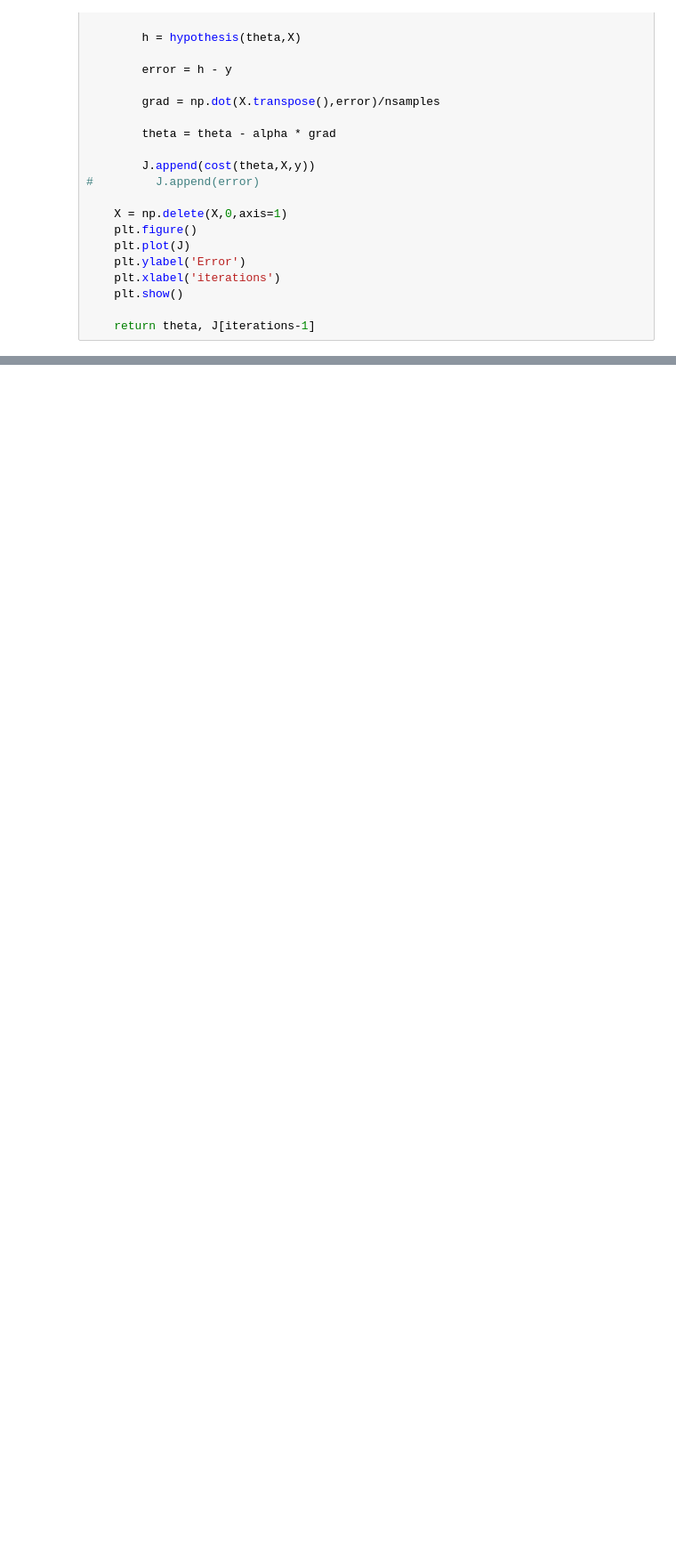
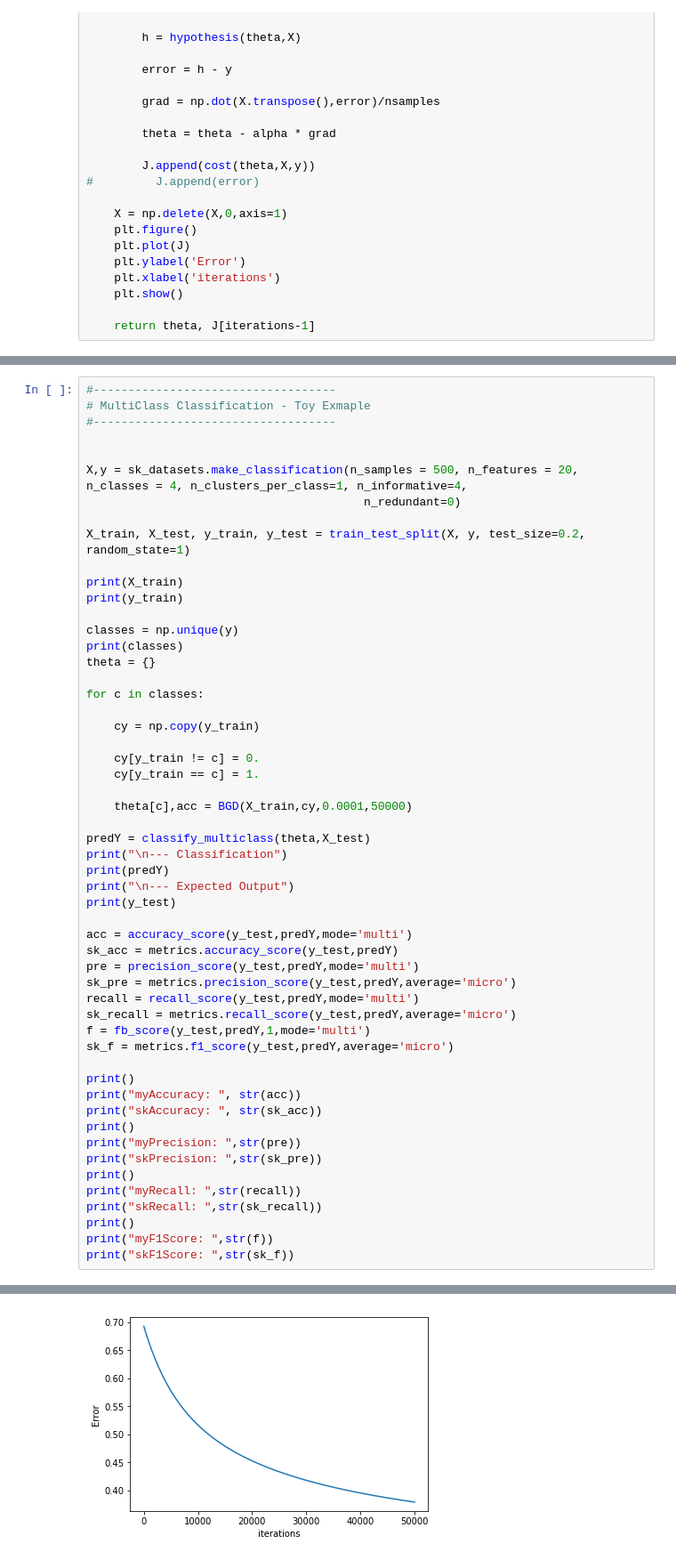
Before and after one commit to azaelmsousa/LogisticRegression-ANN, a Jupyter notebook: LogisticSGD.ipynb, the cells around one changed output, grey strips where cells are left out. Shown at 89% size. Saved outputs shown, nothing was run; the diff lists cells and outputs as text; blank space fills up the shorter version.

```diff
--- a/LogisticSGD.ipynb
+++ b/LogisticSGD.ipynb
@@ -306,0 +252,55 @@ print(f)
+# %%
+#-----------------------------------
+# MultiClass Classification - Toy Exmaple
+#-----------------------------------
+
+
+X,y = sk_datasets.make_classification(n_samples = 500, n_features = 20, n_classes = 4, n_clusters_per_class=1, n_informative=4,
+										n_redundant=0)
+
+X_train, X_test, y_train, y_test = train_test_split(X, y, test_size=0.2, random_state=1)
+
+print(X_train)
+print(y_train)
+
+classes = np.unique(y)
+print(classes)
+theta = {}
+
+for c in classes:
+
+	cy = np.copy(y_train)
+
+	cy[y_train != c] = 0.
+	cy[y_train == c] = 1.
+
+	theta[c],acc = BGD(X_train,cy,0.0001,50000)
+
+predY = classify_multiclass(theta,X_test)
+print("\n--- Classification")
+print(predY)
+print("\n--- Expected Output")
+print(y_test)
+
+acc = accuracy_score(y_test,predY,mode='multi')
+sk_acc = metrics.accuracy_score(y_test,predY)
+pre = precision_score(y_test,predY,mode='multi')
+sk_pre = metrics.precision_score(y_test,predY,average='micro')
+recall = recall_score(y_test,predY,mode='multi')
+sk_recall = metrics.recall_score(y_test,predY,average='micro')
+f = fb_score(y_test,predY,1,mode='multi')
+sk_f = metrics.f1_score(y_test,predY,average='micro')
+
+print()
+print("myAccuracy: ", str(acc))
+print("skAccuracy: ", str(sk_acc))
+print()
+print("myPrecision: ",str(pre))
+print("skPrecision: ",str(sk_pre))
+print()
+print("myRecall: ",str(recall))
+print("skRecall: ",str(sk_recall))
+print()
+print("myF1Score: ",str(f))
+print("skF1Score: ",str(sk_f))
+# %% [output]
@@ -306,0 +324 @@ print(f)
+[figure, added]
```
Also changed, not shown: parts of 7 cells of this notebook.
